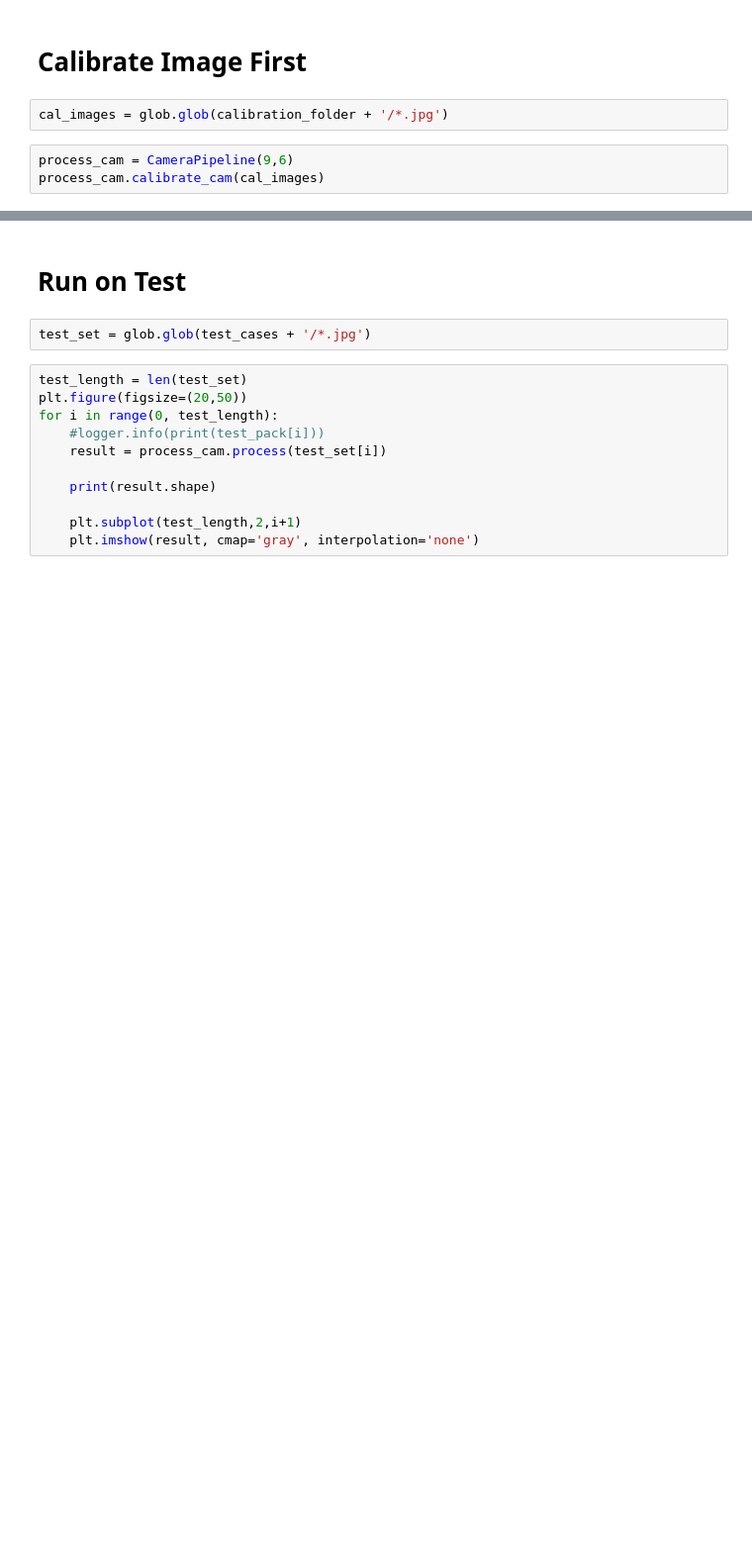
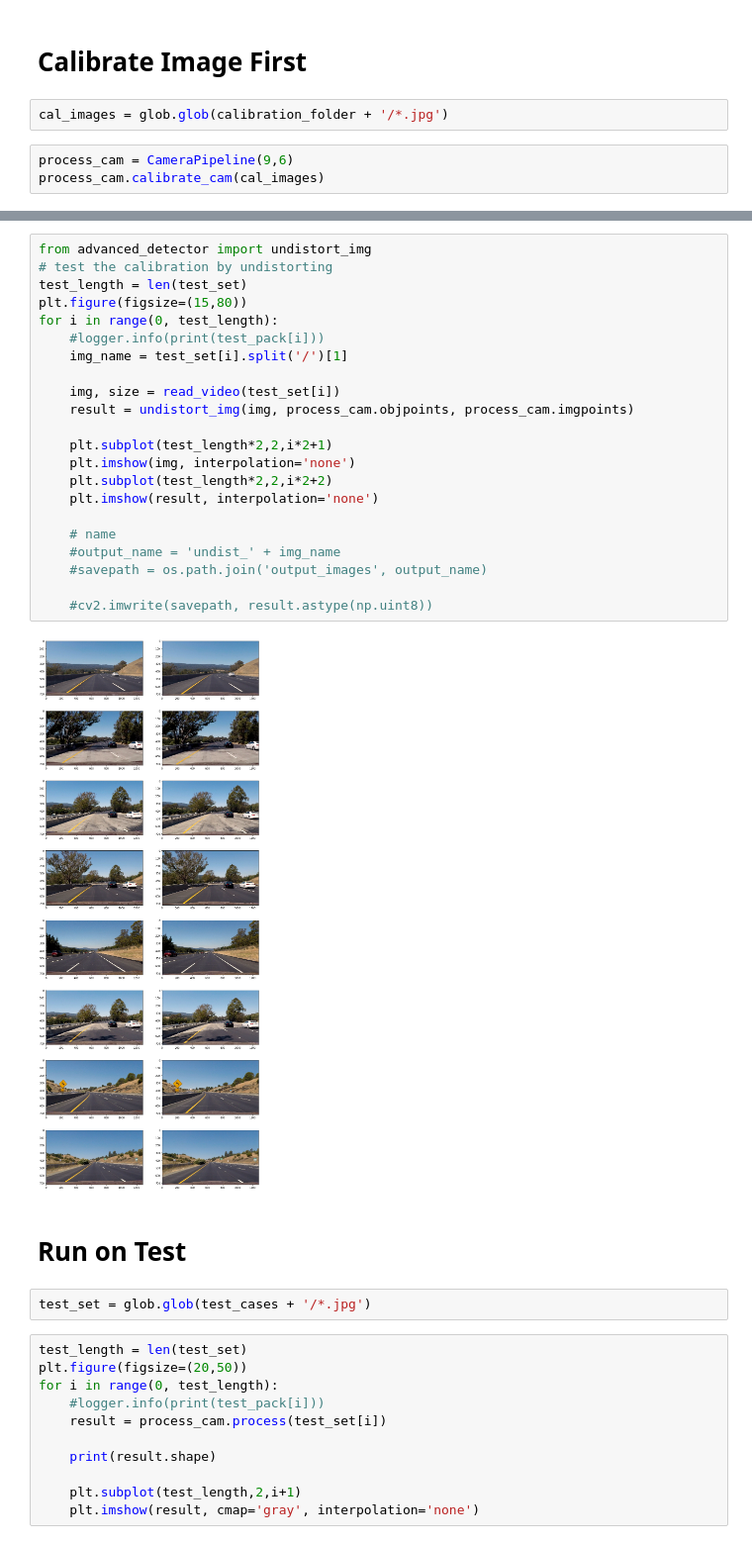
Before and after one commit to Data-drone/CarND-Advanced-Lane-Lines, a Jupyter notebook: Build_Advanced_Detector.ipynb, the cells around one changed output, grey strips where cells are left out. Shown at 99% size. Saved outputs shown, nothing was run; the diff lists cells and outputs as text; blank space fills up the shorter version.

Commit message:
added undistort into the pipeline

```diff
--- a/Build_Advanced_Detector.ipynb
+++ b/Build_Advanced_Detector.ipynb
@@ -217,3 +231,27 @@ process_cam.calibrate_cam(cal_images)
+# %%
+from advanced_detector import undistort_img
+# test the calibration by undistorting
+test_length = len(test_set)
+plt.figure(figsize=(15,80))
+for i in range(0, test_length):
+    #logger.info(print(test_pack[i]))
+    img_name = test_set[i].split('/')[1]
+
+    img, size = read_video(test_set[i])
+    result = undistort_img(img, process_cam.objpoints, process_cam.imgpoints)
+
+    plt.subplot(test_length*2,2,i*2+1)
+    plt.imshow(img, interpolation='none')
+    plt.subplot(test_length*2,2,i*2+2)
+    plt.imshow(result, interpolation='none')
+
+    # name
+    #output_name = 'undist_' + img_name
+    #savepath = os.path.join('output_images', output_name)
+
+    #cv2.imwrite(savepath, result.astype(np.uint8))
+# %% [output]
+[figure, added]
 # %% [markdown]
 # Run on Test
 # %%
```
Also changed, not shown: parts of 9 cells of this notebook, 12 other files.
